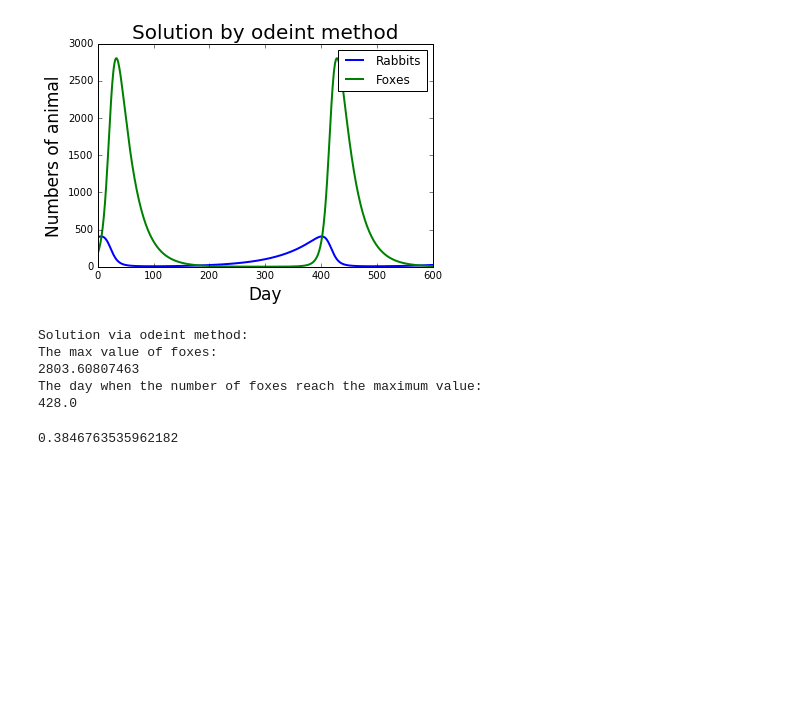
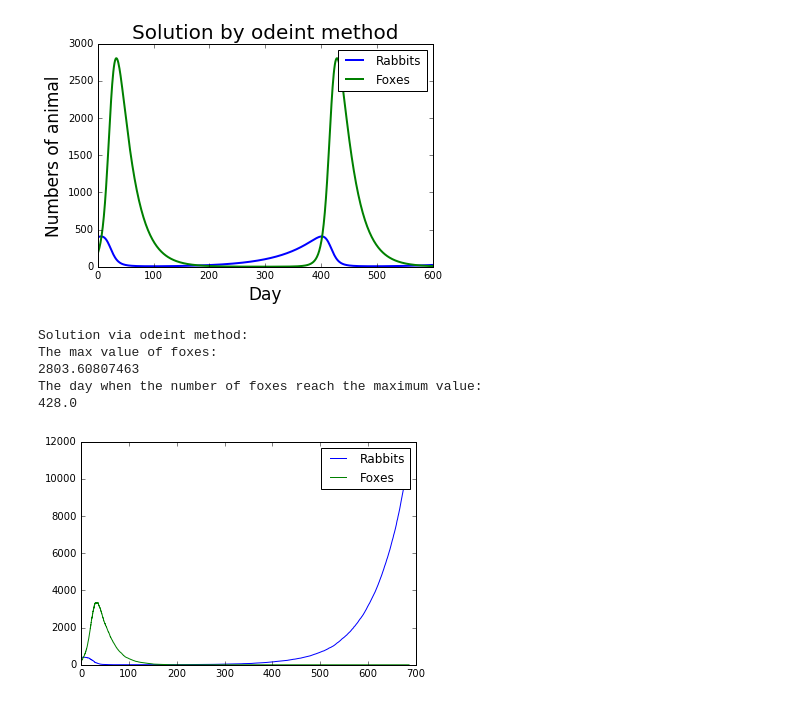
Before and after one commit to CFulco/rabbits-and-foxes-diang1989, a Jupyter notebook: rabbits-and-foxes.ipynb, the cells around one changed output. Drawn from its saved outputs; the diff is of its cells as text; code cells hidden in the pictures; blank space fills up the shorter version.

```diff
--- a/rabbits-and-foxes.ipynb
+++ b/rabbits-and-foxes.ipynb
@@ -190,24 +190,53 @@ The max value of foxes:
 2803.60807463
 The day when the number of foxes reach the maximum value:
 428.0
-# %%
-%matplotlib inline
-import numpy as np
-import matplotlib.pyplot as plt
-
-# the kinetic constants
-k_1 = .015
-k_2 = .00004
-k_3 = .0004
-k_4 = .04
-
-# all possible rates
-r_1 = k_1
-r_2 = k_1 + k_2
-r_3 = k_1 + k_2 + k_3
-r_4 = k_1 + k_2 + k_3 + k_4
-
-# define a random number
-u = np.random.rand()
-# %% [output]
-0.3846763535962182
+# %%
+%matplotlib inline
+import numpy as np
+import matplotlib.pyplot as plt
+
+k_1 = .015
+k_2 = .00004
+k_3 = .0004
+k_4 = .04
+
+R = [400]
+F = [200]
+t = [0]
+
+
+for i in range (0,25000):
+    r_1 = k_1 * R[i]
+    r_2 = k_2 * R[i] * F[i]
+    r_3 = k_3 * R[i] * F[i]
+    r_4 = k_4 * F[i]
+
+    R_1 = r_1
+    R_2 = r_1 + r_2
+    R_3 = r_1 + r_2 + r_3
+    Q = r_1 + r_2 + r_3 + r_4
+    u = np.random.uniform (0, 1)
+    delta_t = Q**(-1) * np.log(1/u)
+    m = u * Q
+    t.append(t[i] + delta_t)
+    if m <= R_1:
+        R.append (R[i] + 1)
+        F.append (F[i])
+    else:
+        if R_1 < m <= R_2:
+            R.append (R[i] - 1)
+            F.append (F[i])
+        else:
+            if R_2 < m <= R_3:
+                F.append (F[i] + 1)
+                R.append (R[i])
+            else:
+                if R_3 < m <= Q:
+                    F.append (F[i] - 1)
+                    R.append (R[i])
+plt.plot(t, R, label = 'Rabbits')
+plt.plot(t, F, label = 'Foxes')
+plt.legend()
+plt.show()
+# %% [output]
+[figure, added]
```
